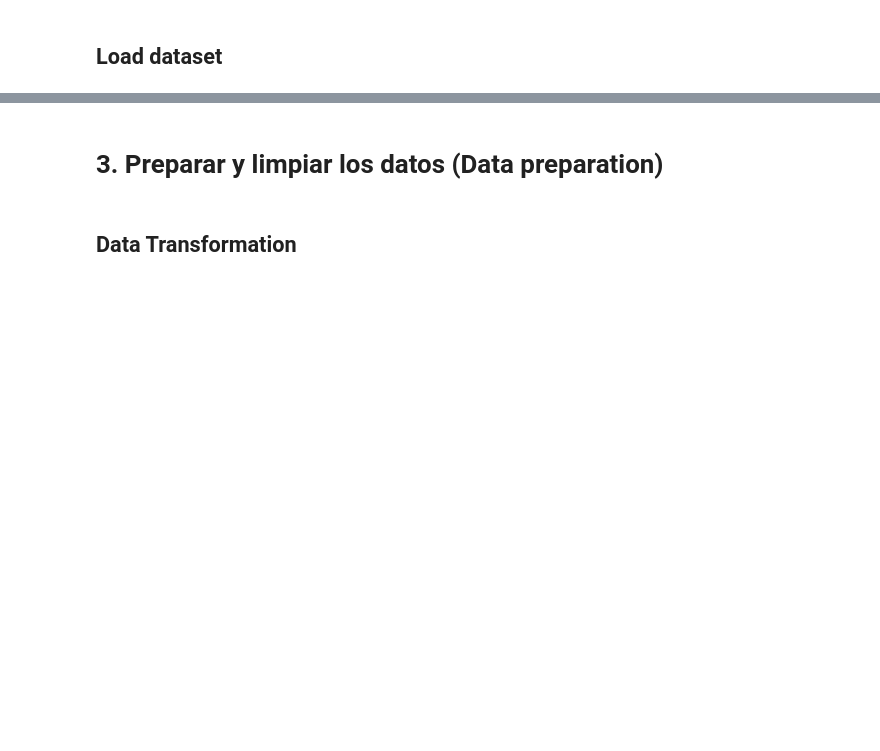
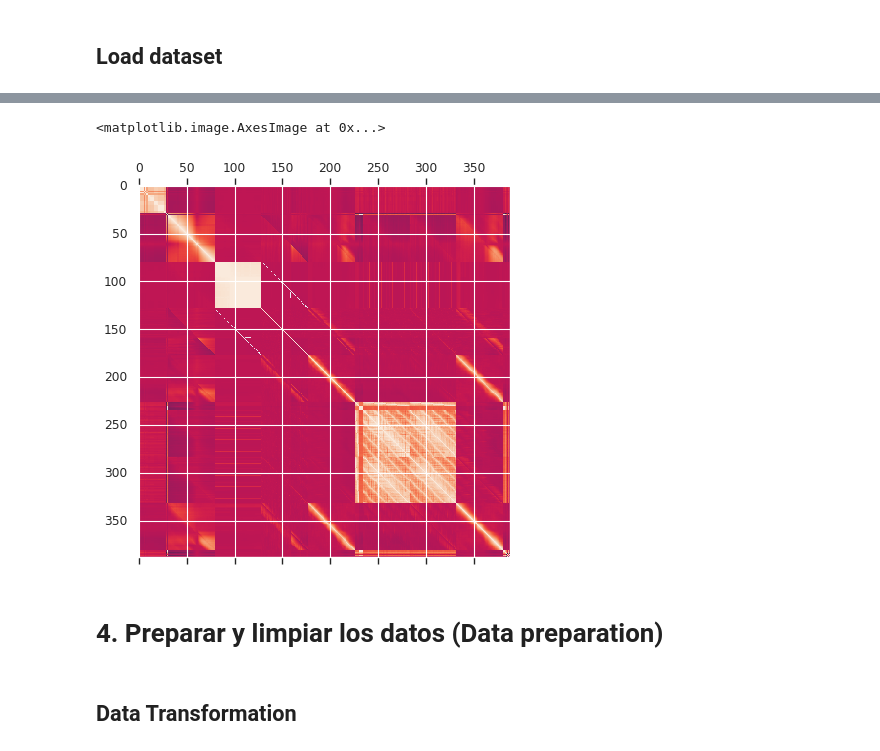
Before and after one commit to cromario0723/AWS_Proyecto_Test, a Jupyter notebook: Machine_Learning_Sanitas_DS.ipynb, the cells around one changed output, grey strips where cells are left out. Cells and saved outputs as stored; diff of their text form; code cells hidden in the pictures; blank space fills up the shorter version.

```diff
--- a/Machine_Learning_Sanitas_DS.ipynb
+++ b/Machine_Learning_Sanitas_DS.ipynb
@@ -26,0 +247,5 @@ import numpy as np
+# %%
+plt.matshow(df_credit.corr())
+# %% [output]
+<matplotlib.image.AxesImage at 0x...>
+[figure, added]
@@ -27,5 +260,5 @@ import numpy as np
 # %% [markdown]
-# 3. Preparar y limpiar los datos (Data preparation)
+# 4. Preparar y limpiar los datos (Data preparation)
 # %% [markdown]
 ## Data Transformation
 # %% [markdown]
```
Also changed, not shown: parts of 40 cells of this notebook.
